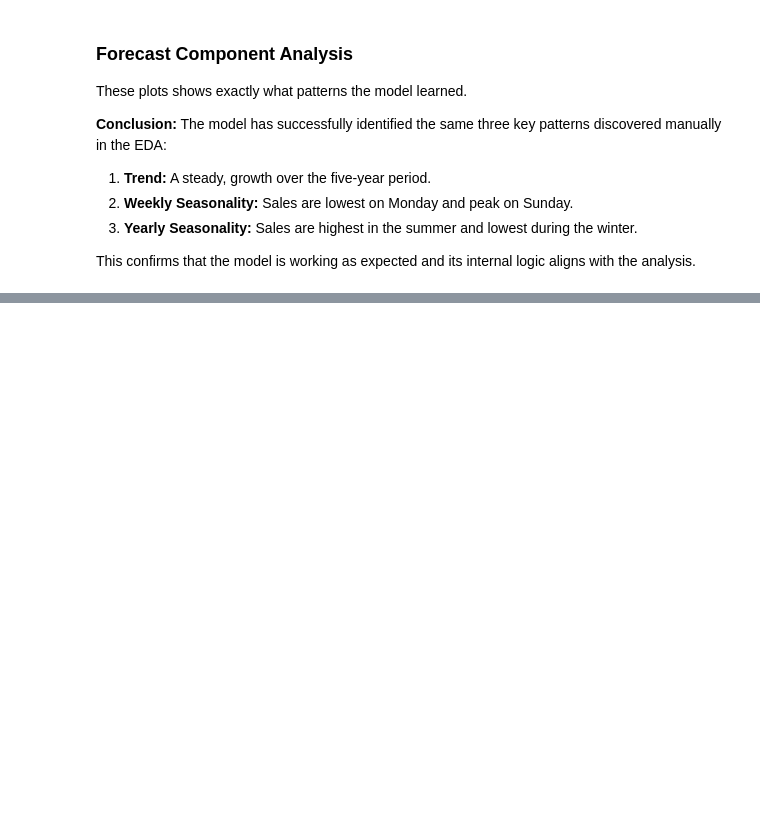
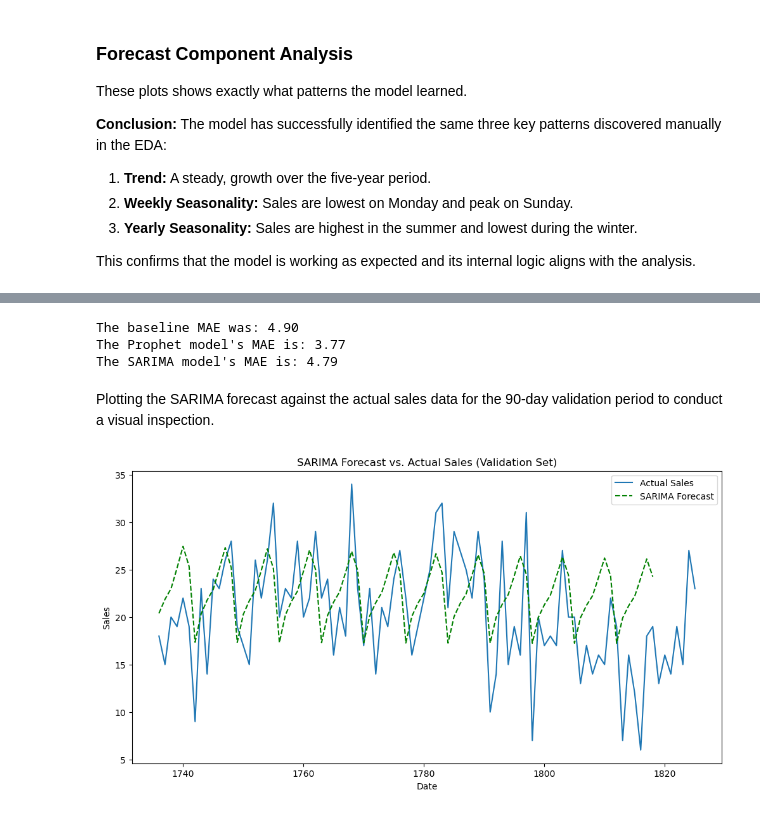
Before and after one commit to Midtlyng/sales_demand_forecasting, a Jupyter notebook: notebooks/02-modeling.ipynb, the cells around one changed output, grey strips where cells are left out. Saved outputs shown, nothing was run; the diff lists cells and outputs as text; code cells hidden in the pictures; blank space fills up the shorter version.

```diff
--- a/notebooks/02-modeling.ipynb
+++ b/notebooks/02-modeling.ipynb
@@ -169,0 +182,10 @@ This confirms that the model is working as expected and its internal logic align
+# %%
+sarima_model = pm.auto_arima(train['y'],
+                             m=7, # Weekly cycle
+                             trace=True, # Print the results of each model tries
+                             error_action='ignore', # Ignores combinations of parameters that cause error during model fitting
+                             suppress_warnings=True, # Prevents warnings that cause clutter
+                             stepwise=True) # Enables the use of a more efficient algorithm to find the best model parameters
+
+
+print(sarima_model.summary())
@@ -169,0 +214,6 @@ This confirms that the model is working as expected and its internal logic align
+# %%
+# Use the trained SARIMA model to predict the next 90 days
+sarima_forecast = sarima_model.predict(n_periods=len(validation))
+
+# Convert the result into a pandas Series with the correct dates for easy plotting and evaluation
+sarima_forecast = pd.Series(sarima_forecast, name='sarima_forecast', index=validation.index)
@@ -169,0 +243,33 @@ This confirms that the model is working as expected and its internal logic align
+# %%
+# Combining the Actual Sales data and the SARIMA Forecast into a single DataFrame for evaluation
+evaluation_df = pd.DataFrame({
+    'actual_sales': validation['y'],
+    'sarima_forecast': sarima_forecast
+})
+
+# Drop any rows where either set has a missing value, since these will break the calculation of Mean Absolute Error
+evaluation_df.dropna(inplace=True)
+
+# Calculating the MAE
+mae_sarima = mean_absolute_error(evaluation_df['actual_sales'], evaluation_df['sarima_forecast'])
+
+print(f"The baseline MAE was: {mae_baseline:.2f}")
+print(f"The Prophet model's MAE is: {mae_prophet:.2f}")
+print(f"The SARIMA model's MAE is: {mae_sarima:.2f}")
+# %% [output]
+The baseline MAE was: 4.90
+The Prophet model's MAE is: 3.77
+The SARIMA model's MAE is: 4.79
+# %% [markdown]
+Plotting the SARIMA forecast against the actual sales data for the 90-day validation period to conduct a visual inspection.
+# %%
+plt.figure(figsize=(12, 6))
+plt.plot(validation.index, validation['y'], label='Actual Sales')
+plt.plot(validation.index, sarima_forecast, label='SARIMA Forecast', color='green', linestyle='--')
+plt.title('SARIMA Forecast vs. Actual Sales (Validation Set)')
+plt.xlabel('Date')
+plt.ylabel('Sales')
+plt.legend()
+plt.show()
+# %% [output]
+[figure, added]
```
Also changed, not shown: parts of 13 cells of this notebook, 3 other files.
